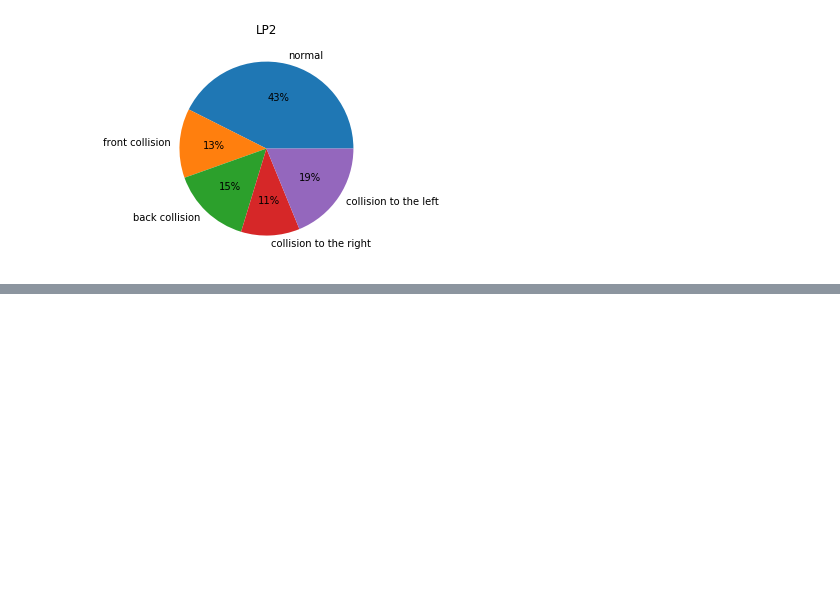
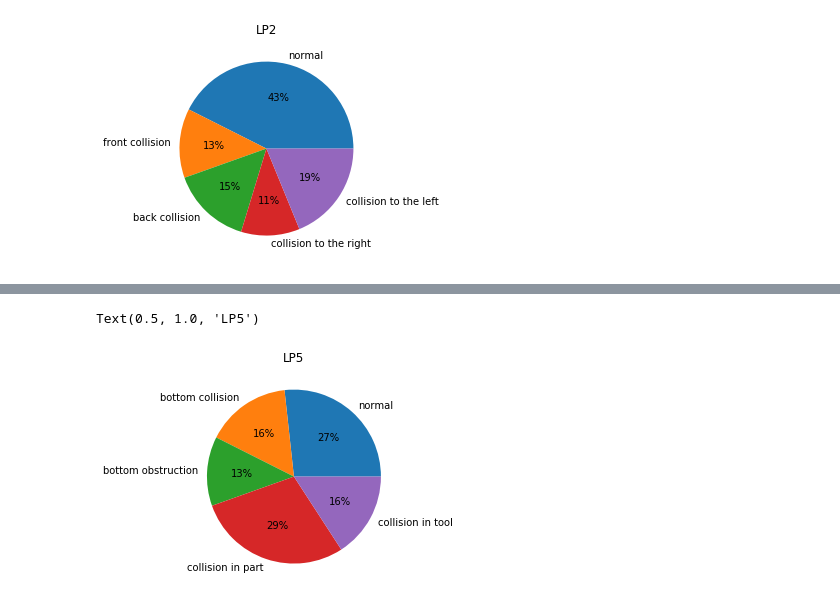
Before and after one commit to jamissonfreitas/MLSTM-FCN, a Jupyter notebook: datasets.ipynb, the cells around one changed output, grey strips where cells are left out. Cells and saved outputs as stored; diff of their text form; code cells hidden in the pictures; blank space fills up the shorter version.

```diff
--- a/datasets.ipynb
+++ b/datasets.ipynb
@@ -50,0 +73,17 @@ Text(0.5, 1.0, 'LP2')
+# %%
+"""
+   -- LP5: 27% normal
+           16% bottom collision
+           13% bottom obstruction
+           29% collision in part
+           16% collision in tool
+"""
+plt.pie(
+    x=[.27, .16, .13, .29, .16],
+    labels=['normal', 'bottom collision', 'bottom obstruction', 'collision in part', 'collision in tool'],
+    autopct='%.f%%'
+)
+plt.title('LP5')
+# %% [output]
+Text(0.5, 1.0, 'LP5')
+[figure, added]
```
Also changed, not shown: parts of 5 cells of this notebook.
